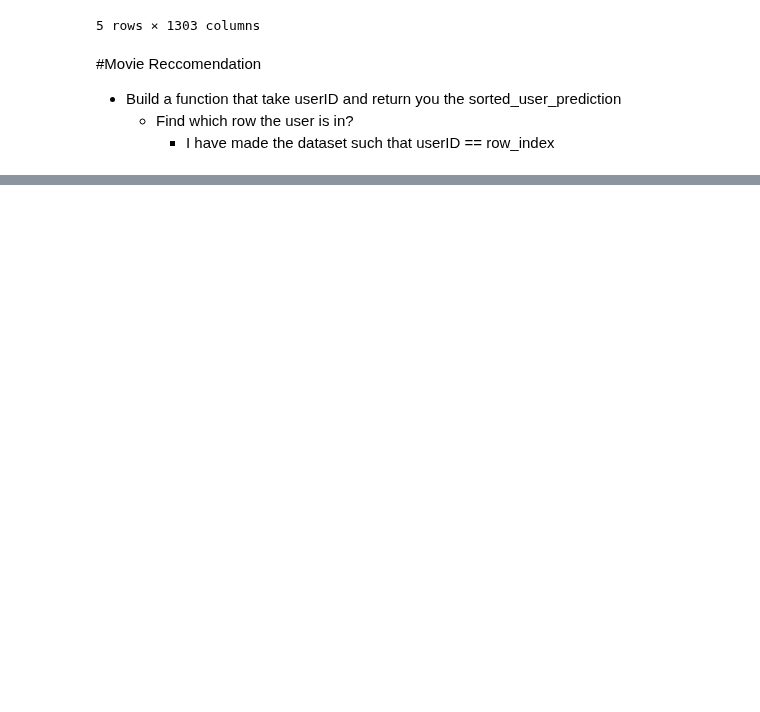
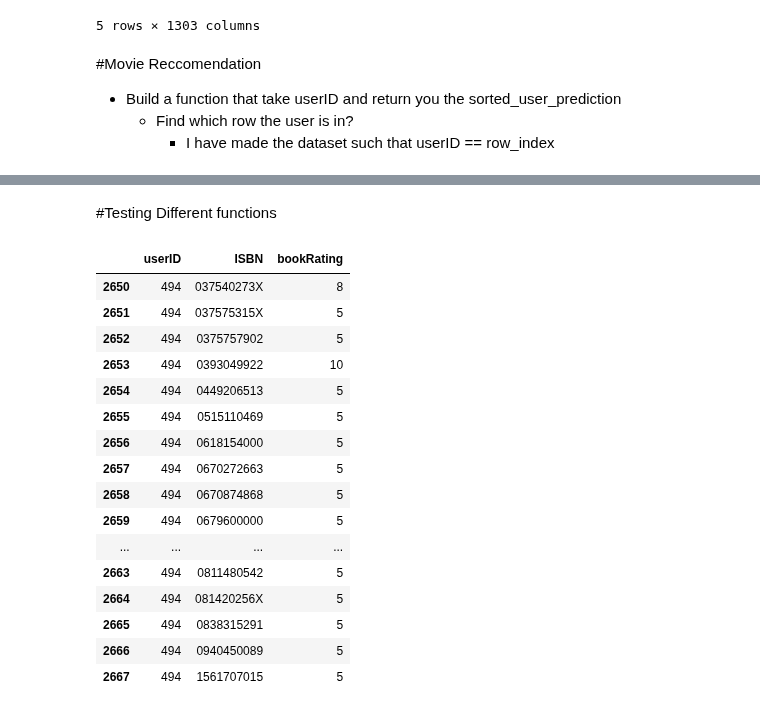
Before and after one commit to Pager07/Book-Recommendation, a Jupyter notebook: SVDHomeWork.ipynb, the cells around one changed output, grey strips where cells are left out. Drawn from its saved outputs; the diff is of its cells as text; code cells hidden in the pictures; blank space fills up the shorter version.

```diff
--- a/SVDHomeWork.ipynb
+++ b/SVDHomeWork.ipynb
@@ -111,0 +162,22 @@ def get_sorted_user_prediction(userId):
+# %% [markdown]
+#Testing Different functions
+# %%
+user_data = ratings_df[ratings_df.userID ==494];user_data
+# %% [output]
+|  | userID | ISBN | bookRating |
+| 2650 | 494 | 037540273X | 8 |
+| 2651 | 494 | 037575315X | 5 |
+| 2652 | 494 | 0375757902 | 5 |
+| 2653 | 494 | 0393049922 | 10 |
+| 2654 | 494 | 0449206513 | 5 |
+| 2655 | 494 | 0515110469 | 5 |
+| 2656 | 494 | 0618154000 | 5 |
+| 2657 | 494 | 0670272663 | 5 |
+| 2658 | 494 | 0670874868 | 5 |
+| 2659 | 494 | 0679600000 | 5 |
+| ... | ... | ... | ... |
+| 2663 | 494 | 0811480542 | 5 |
+| 2664 | 494 | 081420256X | 5 |
+| 2665 | 494 | 0838315291 | 5 |
+| 2666 | 494 | 0940450089 | 5 |
+| 2667 | 494 | 1561707015 | 5 |
```
Also changed, not shown: parts of 10 cells of this notebook.
